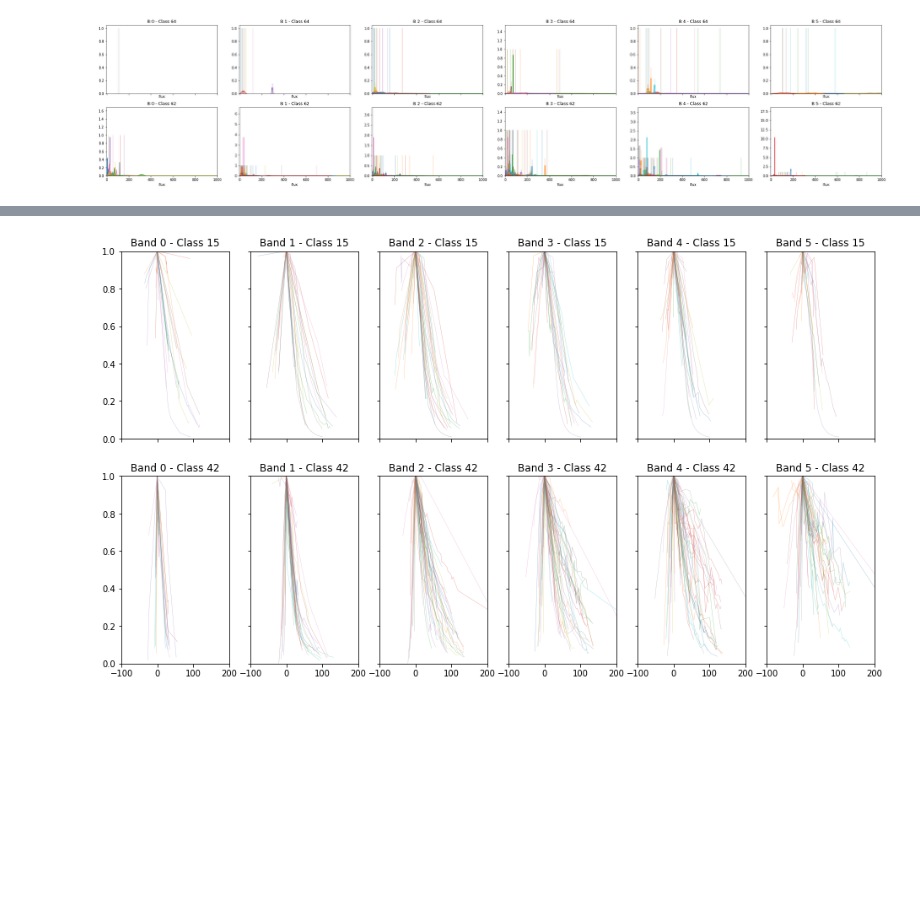
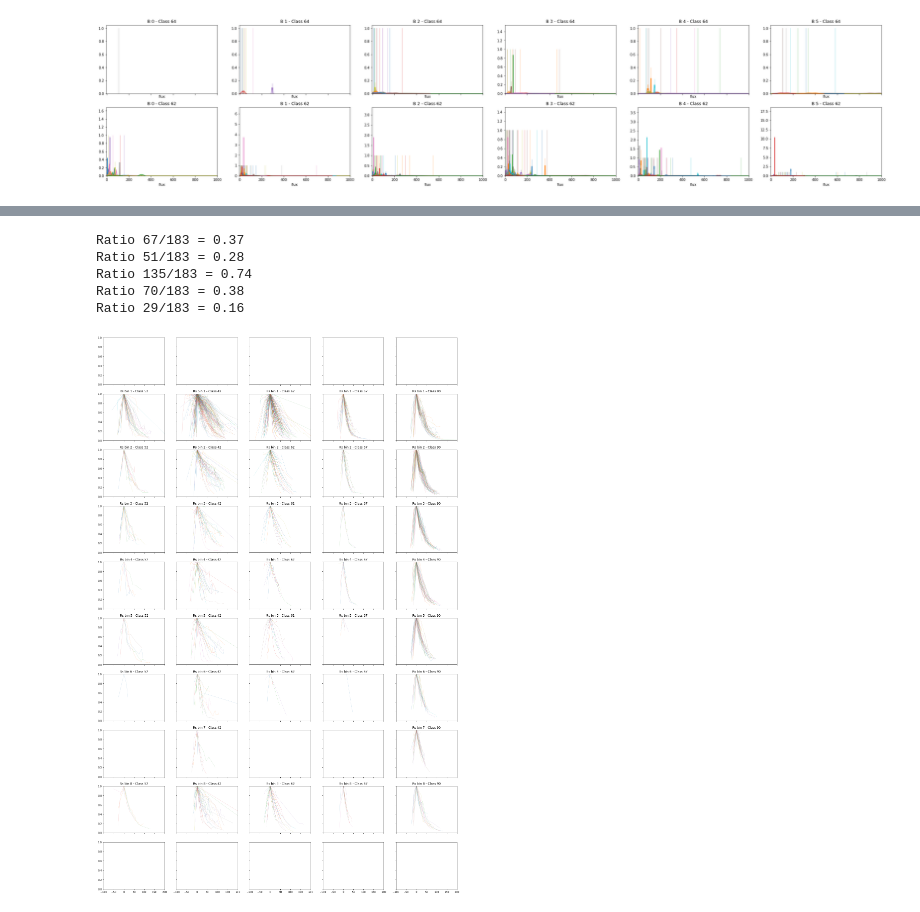
Before and after one commit to miguel-rita/remote_two, a Jupyter notebook: notebooks/confusion_study.ipynb, the cells around one changed output, grey strips where cells are left out. Cells and saved outputs as stored; diff of their text form; code cells hidden in the pictures; blank space fills up the shorter version.

```diff
--- a/notebooks/confusion_study.ipynb
+++ b/notebooks/confusion_study.ipynb
@@ -44,37 +103,60 @@ plt.xlim(-1,1000)
+# %%
+for cs in _cs:
+    num_cases = len(all_ascending[cs])
+    num_pos_cases = np.sum([c[-1]==1.0 for c in all_ascending[cs]])
+    print(f'Ratio {num_pos_cases}/{num_cases} = {num_pos_cases/num_cases:.2f}')
+# %% [output]
+Ratio 67/183 = 0.37
+Ratio 51/183 = 0.28
+Ratio 135/183 = 0.74
+Ratio 70/183 = 0.38
+Ratio 29/183 = 0.16
 # %%
-f,axes = plt.subplots(2,6,figsize=(16,9), sharex=True, sharey=True)
+'''
+REDSHIFT EDA
+'''
 
-for i,tgt in enumerate([15, 42]):
-    for oid in oids_by_class[tgt][:60]:
-        for pb in range(6):
-            mjd = train.loc[
-                (train['object_id'] == oid) &
-                (train['passband'] == pb) &
-                (train['detected'] == 1),
-                'mjd'
-            ].values
-            flux = train.loc[
-                (train['object_id'] == oid) &
-                (train['passband'] == pb) &
-                (train['detected'] == 1),
-                'flux'
-            ].values
+_cs = [52, 42, 62, 67, 90]
+rs_bins = range(10)
+BAND = 4
+f,axes = plt.subplots(len(rs_bins),len(_cs),figsize=(5*len(_cs),4*len(rs_bins)), sharex=True, sharey=True)
+MAX_NUM = 500
 
-            # Find flux peak to allign peaks
-            if len(flux)>0:
-                peak_pos = np.argmax(flux)
-                flux /= flux[peak_pos]
-                mjd = mjd - mjd[peak_pos]
+for m, rs_bin in enumerate(rs_bins):
+    for i,tgt in enumerate(_cs):
+        for oid in oids_by_class[tgt][:MAX_NUM]:
 
-                sns.lineplot(x=mjd, y=flux, linewidth=0.4, alpha=0.4, ax=axes[i, pb])
-                axes[i, pb].set_title(f'Band {pb:d} - Class {tgt:d}')
-                axes[i, pb].set_ylabel('')
+            rs_oids = preds.loc[preds['rs_bin']==m, 'object_id'].values
+
+            if oid in rs_oids:
+                mjd = train.loc[
+                    (train['object_id'] == oid) &
+                    (train['passband'] == BAND) &
+                    (train['detected'] == 1),
+                    'mjd'
+                ].values
+                flux = train.loc[
+                    (train['object_id'] == oid) &
+                    (train['passband'] == BAND) &
+                    (train['detected'] == 1),
+                    'flux'
+                ].values
+
+                # Find flux peak to allign peaks
+                if len(flux)>0:
+                    peak_pos = np.argmax(flux)
+                    flux /= flux[peak_pos]
+                    mjd = mjd - mjd[peak_pos]
+
+                    sns.lineplot(x=mjd, y=flux, linewidth=0.4, alpha=0.4, ax=axes[m, i])
+                    axes[m, i].set_title(f'Rs bin {m:d} - Class {tgt:d}')
+                    axes[m, i].set_ylabel('')
 
 plt.xlim(-100,200)
 plt.ylim(0,1)
-f.savefig('../flux_confusion_v1.png')
+f.savefig('../flux_rs_bin.png')
 # %% [output]
-[figure, old version]
+[figure, new version]
 # %%
 plt.cla()
 plt.clf()
```
Also changed, not shown: parts of 13 cells of this notebook, 19 other files.
